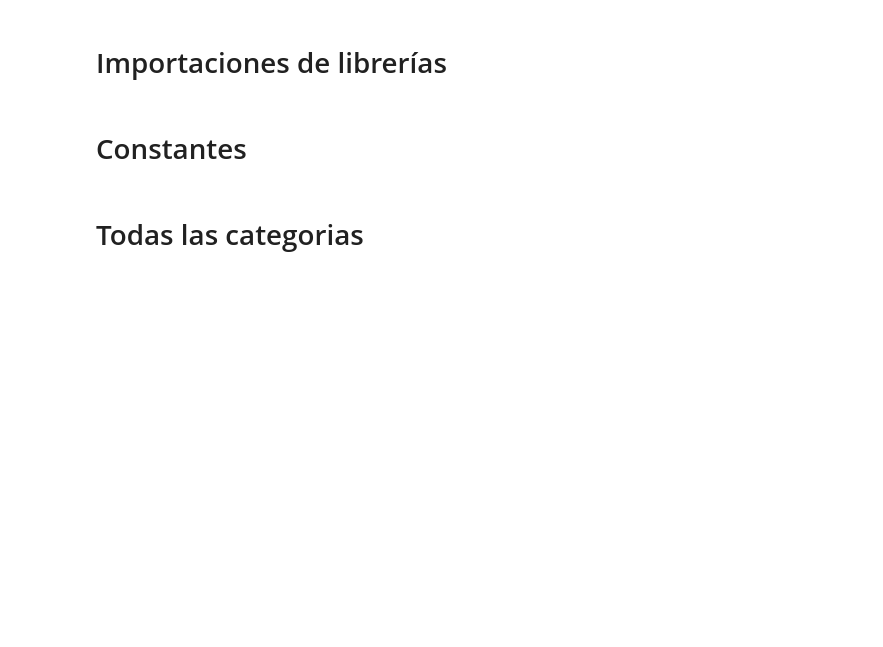
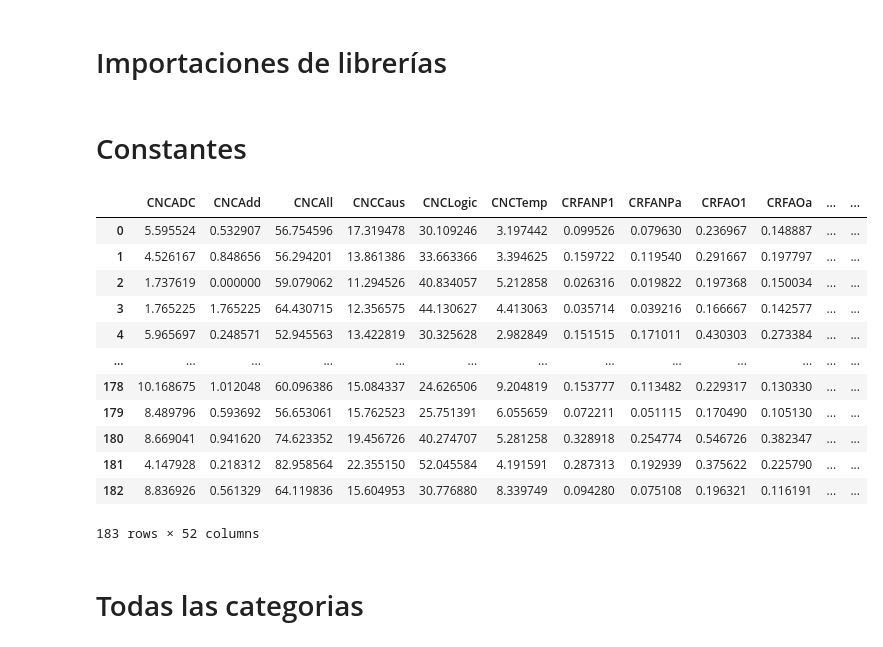
Before and after one commit to Hans03430/Tesis_Chatbot, a Jupyter notebook: notebook/modeling/Classifier.ipynb, the cells around one changed output. Cells and saved outputs as stored; diff of their text form; code cells hidden in the pictures; blank space fills up the shorter version.

```diff
--- a/notebook/modeling/Classifier.ipynb
+++ b/notebook/modeling/Classifier.ipynb
@@ -12,10 +12,24 @@ from src.preparation.data_access.obtained_text_da import ObtainedTextDA
 # Constantes
 # %%
 OT_DA = ObtainedTextDA()
-TEXTS = OT_DA.select_all_as_dataframe()
-TEXTS = TEXTS.drop(columns=['cluster_grade'])
+TEXTS = OT_DA.select_all_as_dataframe().drop(columns=['cluster_grade'])
 TEST_SIZE = 0.2
 DATA_COLUMNS = [c for c in TEXTS.columns if c not in ['category', 'filename', 'grade', 'id']]
+TEXTS
+# %% [output]
+|  | CNCADC | CNCAdd | CNCAll | CNCCaus | CNCLogic | CNCTemp | CRFANP1 | CRFANPa | CRFAO1 | CRFAOa | ... | ... |
+| 0 | 5.595524 | 0.532907 | 56.754596 | 17.319478 | 30.109246 | 3.197442 | 0.099526 | 0.079630 | 0.236967 | 0.148887 | ... | ... |
+| 1 | 4.526167 | 0.848656 | 56.294201 | 13.861386 | 33.663366 | 3.394625 | 0.159722 | 0.119540 | 0.291667 | 0.197797 | ... | ... |
+| 2 | 1.737619 | 0.000000 | 59.079062 | 11.294526 | 40.834057 | 5.212858 | 0.026316 | 0.019822 | 0.197368 | 0.150034 | ... | ... |
+| 3 | 1.765225 | 1.765225 | 64.430715 | 12.356575 | 44.130627 | 4.413063 | 0.035714 | 0.039216 | 0.166667 | 0.142577 | ... | ... |
+| 4 | 5.965697 | 0.248571 | 52.945563 | 13.422819 | 30.325628 | 2.982849 | 0.151515 | 0.171011 | 0.430303 | 0.273384 | ... | ... |
+| ... | ... | ... | ... | ... | ... | ... | ... | ... | ... | ... | ... | ... |
+| 178 | 10.168675 | 1.012048 | 60.096386 | 15.084337 | 24.626506 | 9.204819 | 0.153777 | 0.113482 | 0.229317 | 0.130330 | ... | ... |
+| 179 | 8.489796 | 0.593692 | 56.653061 | 15.762523 | 25.751391 | 6.055659 | 0.072211 | 0.051115 | 0.170490 | 0.105130 | ... | ... |
+| 180 | 8.669041 | 0.941620 | 74.623352 | 19.456726 | 40.274707 | 5.281258 | 0.328918 | 0.254774 | 0.546726 | 0.382347 | ... | ... |
+| 181 | 4.147928 | 0.218312 | 82.958564 | 22.355150 | 52.045584 | 4.191591 | 0.287313 | 0.192939 | 0.375622 | 0.225790 | ... | ... |
+| 182 | 8.836926 | 0.561329 | 64.119836 | 15.604953 | 30.776880 | 8.339749 | 0.094280 | 0.075108 | 0.196321 | 0.116191 | ... | ... |
+183 rows × 52 columns
 # %% [markdown]
 # Todas las categorias
 # %% [markdown]
```
Also changed, not shown: parts of 6 cells of this notebook, 5 other files.
